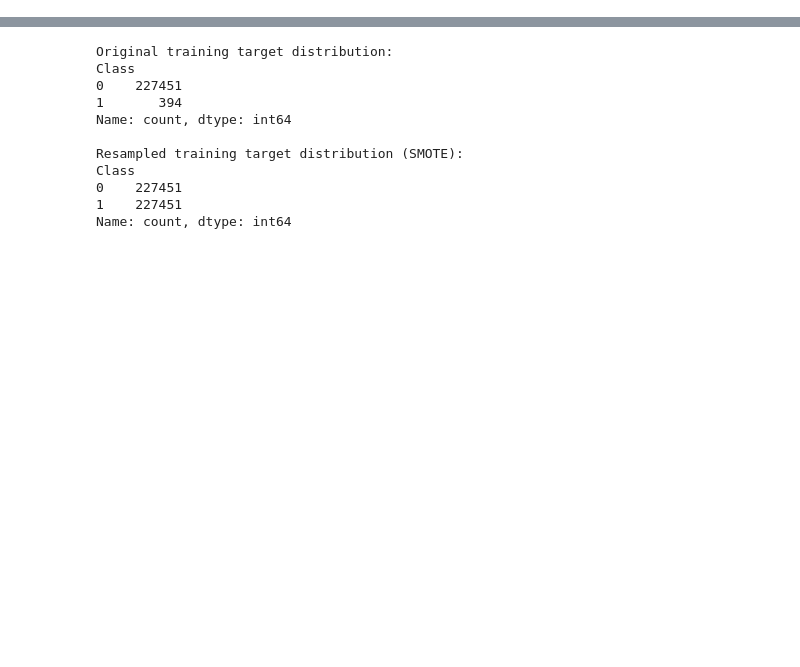
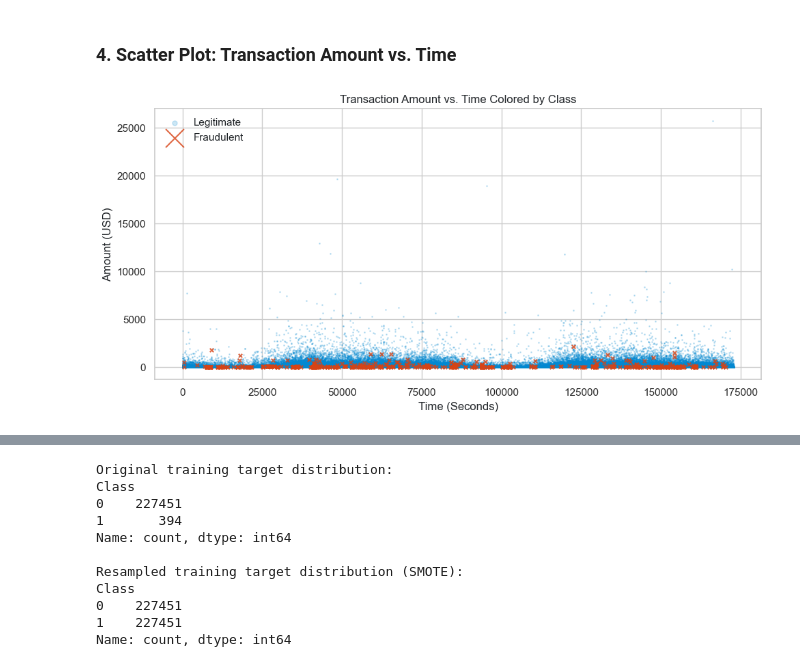
Before and after one commit to binodshahnepal/DataAnalysis, a Jupyter notebook: fraud.ipynb, the cells around one changed output, grey strips where cells are left out. Cells and saved outputs as stored; diff of their text form; code cells hidden in the pictures; blank space fills up the shorter version.

```diff
--- a/fraud.ipynb
+++ b/fraud.ipynb
@@ -198,0 +210,14 @@ We will evaluate two methods:
+# %% [markdown]
+### 4. Scatter Plot: Transaction Amount vs. Time
+# %%
+plt.figure(figsize=(10, 5))
+plt.scatter(df[df['Class'] == 0]['Time'], df[df['Class'] == 0]['Amount'], alpha=0.2, label='Legitimate', color='#0288D1', s=1)
+plt.scatter(df[df['Class'] == 1]['Time'], df[df['Class'] == 1]['Amount'], alpha=0.8, label='Fraudulent', color='#D84315', s=15, marker='x')
+plt.xlabel('Time (Seconds)')
+plt.ylabel('Amount (USD)')
+plt.title('Transaction Amount vs. Time Colored by Class')
+plt.legend(markerscale=5)
+plt.tight_layout()
+plt.show()
+# %% [output]
+[figure, added]
```
Also changed, not shown: parts of 69 cells of this notebook.
